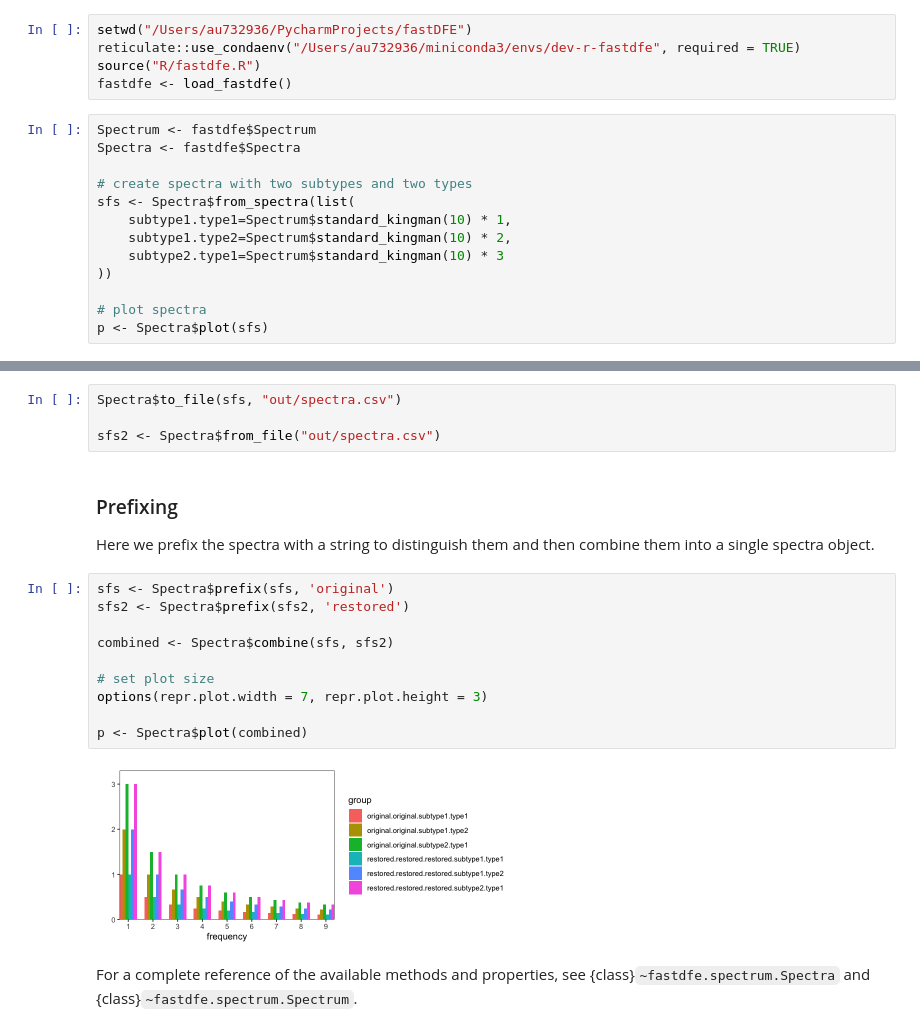
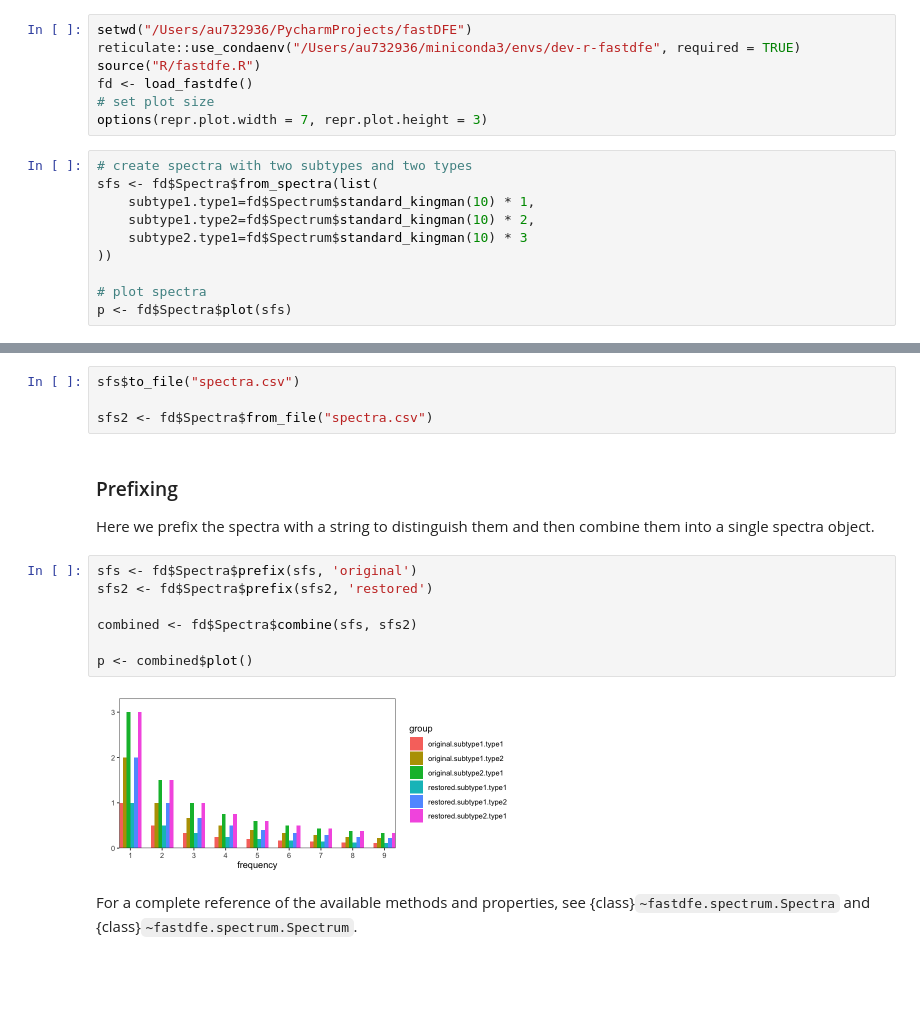
Before and after one commit to Sendrowski/fastDFE, a Jupyter notebook: docs/reference/R/spectra.ipynb, the cells around one changed output, grey strips where cells are left out. Drawn from its saved outputs; the diff is of its cells as text; blank space fills up the shorter version.

```diff
--- a/docs/reference/R/spectra.ipynb
+++ b/docs/reference/R/spectra.ipynb
@@ -11,18 +11,17 @@ fastdfe <- load_fastdfe()
 setwd("/Users/au732936/PycharmProjects/fastDFE")
 reticulate::use_condaenv("/Users/au732936/miniconda3/envs/dev-r-fastdfe", required = TRUE)
 source("R/fastdfe.R")
-fastdfe <- load_fastdfe()
+fd <- load_fastdfe()
+# set plot size
+options(repr.plot.width = 7, repr.plot.height = 3)
 # %%
-Spectrum <- fastdfe$Spectrum
-Spectra <- fastdfe$Spectra
-
 # create spectra with two subtypes and two types
-sfs <- Spectra$from_spectra(list(
-    subtype1.type1=Spectrum$standard_kingman(10) * 1,
-    subtype1.type2=Spectrum$standard_kingman(10) * 2,
-    subtype2.type1=Spectrum$standard_kingman(10) * 3
+sfs <- fd$Spectra$from_spectra(list(
+    subtype1.type1=fd$Spectrum$standard_kingman(10) * 1,
+    subtype1.type2=fd$Spectrum$standard_kingman(10) * 2,
+    subtype2.type1=fd$Spectrum$standard_kingman(10) * 3
 ))
 
 # plot spectra
-p <- Spectra$plot(sfs)
+p <- fd$Spectra$plot(sfs)
 # %% [output]
@@ -58,24 +57,21 @@ All subtypes for each type are merged into a single spectrum by adding them upp.
 ### Serialization
 We can also save the spectra to a file and restore them again.
 # %%
-Spectra$to_file(sfs, "out/spectra.csv")
+sfs$to_file("spectra.csv")
 
-sfs2 <- Spectra$from_file("out/spectra.csv")
+sfs2 <- fd$Spectra$from_file("spectra.csv")
 # %% [markdown]
 ### Prefixing
 Here we prefix the spectra with a string to distinguish them and then combine them into a single spectra object.
 # %%
-sfs <- Spectra$prefix(sfs, 'original')
-sfs2 <- Spectra$prefix(sfs2, 'restored')
+sfs <- fd$Spectra$prefix(sfs, 'original')
+sfs2 <- fd$Spectra$prefix(sfs2, 'restored')
 
-combined <- Spectra$combine(sfs, sfs2)
+combined <- fd$Spectra$combine(sfs, sfs2)
 
-# set plot size
-options(repr.plot.width = 7, repr.plot.height = 3)
-
-p <- Spectra$plot(combined)
+p <- combined$plot()
 # %% [output]
-[figure, old version]
+[figure, new version]
 # %% [markdown]
 For a complete reference of the available methods and properties, see {class}`~fastdfe.spectrum.Spectra` and {class}`~fastdfe.spectrum.Spectrum`.
 # %% [markdown]
```
Also changed, not shown: parts of 6 cells of this notebook, 6 other files.
